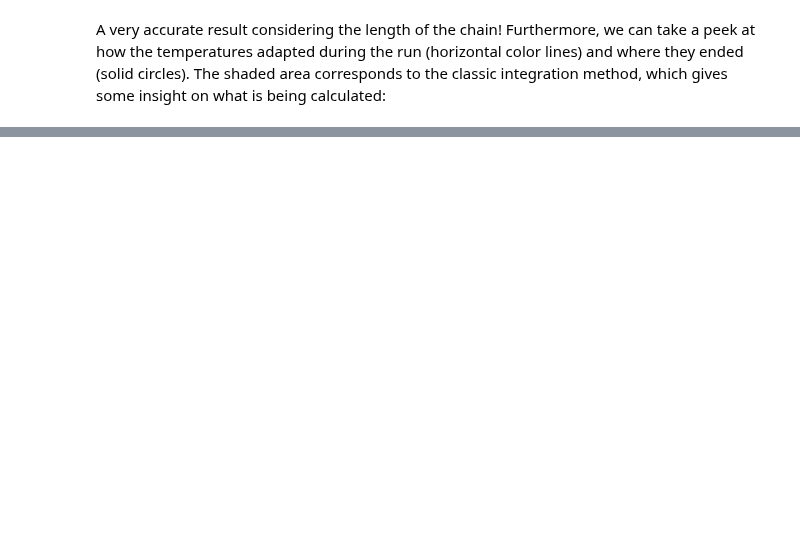
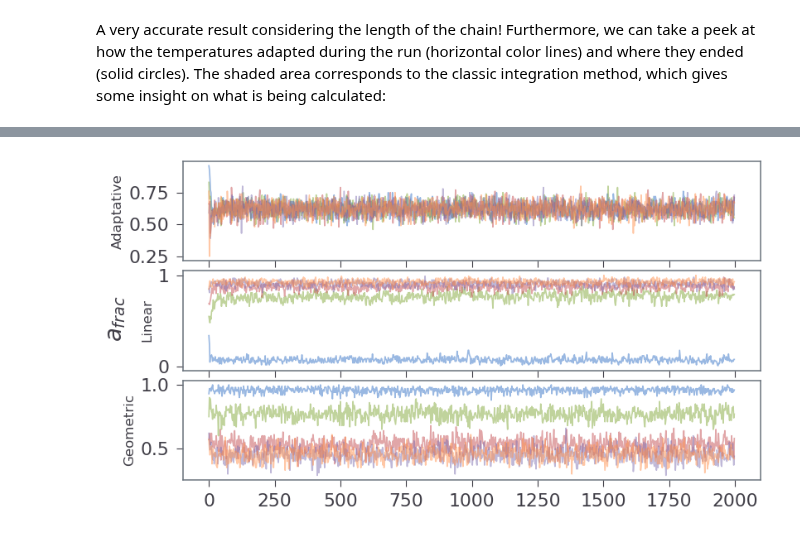
Before and after one commit to ReddTea/reddemcee, a Jupyter notebook: docs/tutorials_ntbks/evidence.ipynb, the cells around one changed output, grey strips where cells are left out. Drawn from its saved outputs; the diff is of its cells as text; code cells hidden in the pictures; blank space fills up the shorter version.

```diff
--- a/docs/tutorials_ntbks/evidence.ipynb
+++ b/docs/tutorials_ntbks/evidence.ipynb
@@ -164,0 +235,33 @@ plot_betas_evidence(sampler, setup, Z=sampler.thermodynamic_integration(discard=
+# %%
+fig, axes = pl.subplots(3, 1, figsize=(9, 5), sharex=True)
+pl.subplots_adjust(hspace=0.1)
+rh = sampler.ratios_history
+rh1 = rh.reshape((setup[2], setup[0]-1))
+for i in range(setup[0]-1):
+    r = rh1[:, i]
+    axes[0].plot(np.arange(setup[2])*setup[3], r, alpha=0.5)
+
+# linear
+rh = sampler_l.ratios_history
+rh1 = rh.reshape((setup[2], setup[0]-1))
+for i in range(setup[0]-1):
+    r = rh1[:, i]
+    axes[1].plot(np.arange(setup[2])*setup[3], r, alpha=0.5)
+
+# geometric
+rh = sampler_g.ratios_history
+rh1 = rh.reshape((setup[2], setup[0]-1))
+for i in range(setup[0]-1):
+    r = rh1[:, i]
+    axes[2].plot(np.arange(setup[2])*setup[3], r, alpha=0.5)
+
+axes[0].set_ylabel("Adaptative", fontsize=12)
+axes[1].set_ylabel("Linear", fontsize=12)
+axes[2].set_ylabel("Geometric", fontsize=12)
+fig.supylabel(r"$a_{frac}$")
+#fig.supxlabel("N step")
+
+#pl.tight_layout()
+pl.savefig('asd.png')
+# %% [output]
+[figure, added]
```
Also changed, not shown: parts of 13 cells of this notebook, 16 other files.
